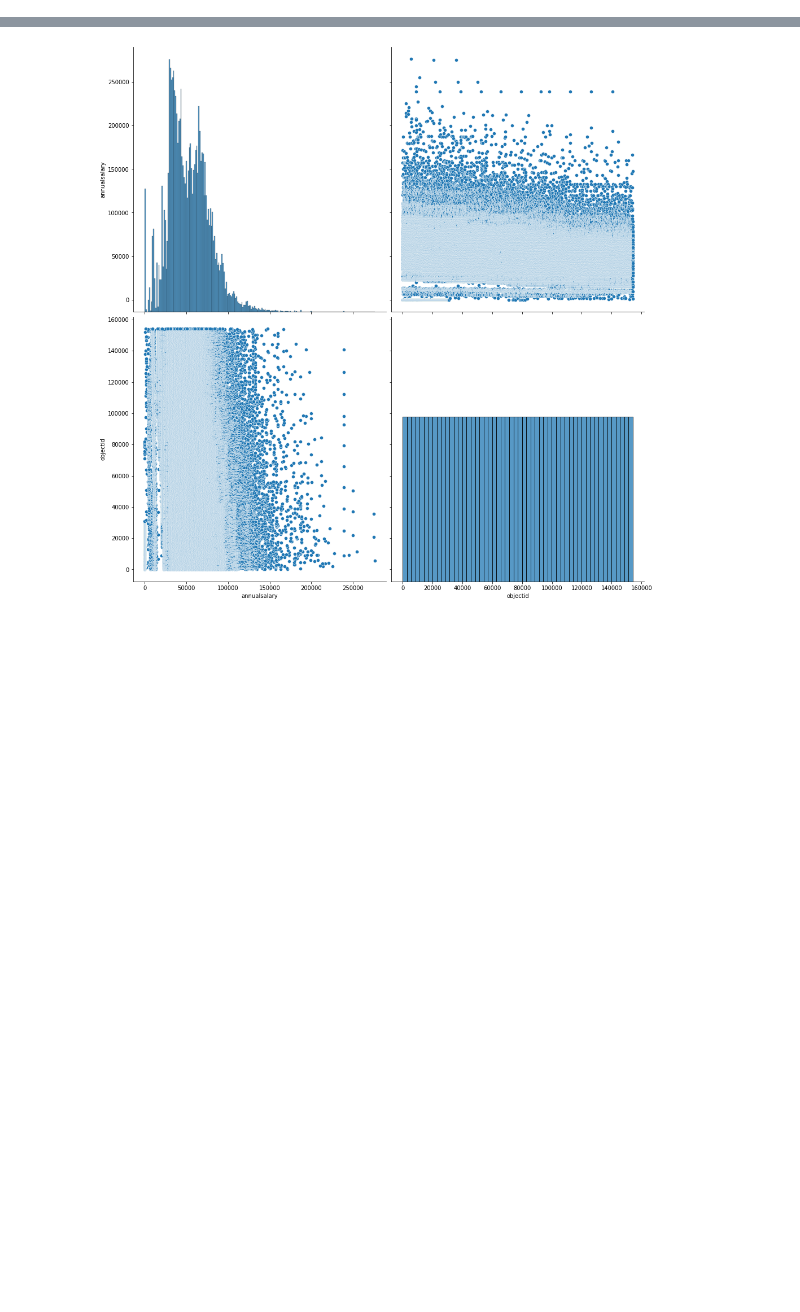
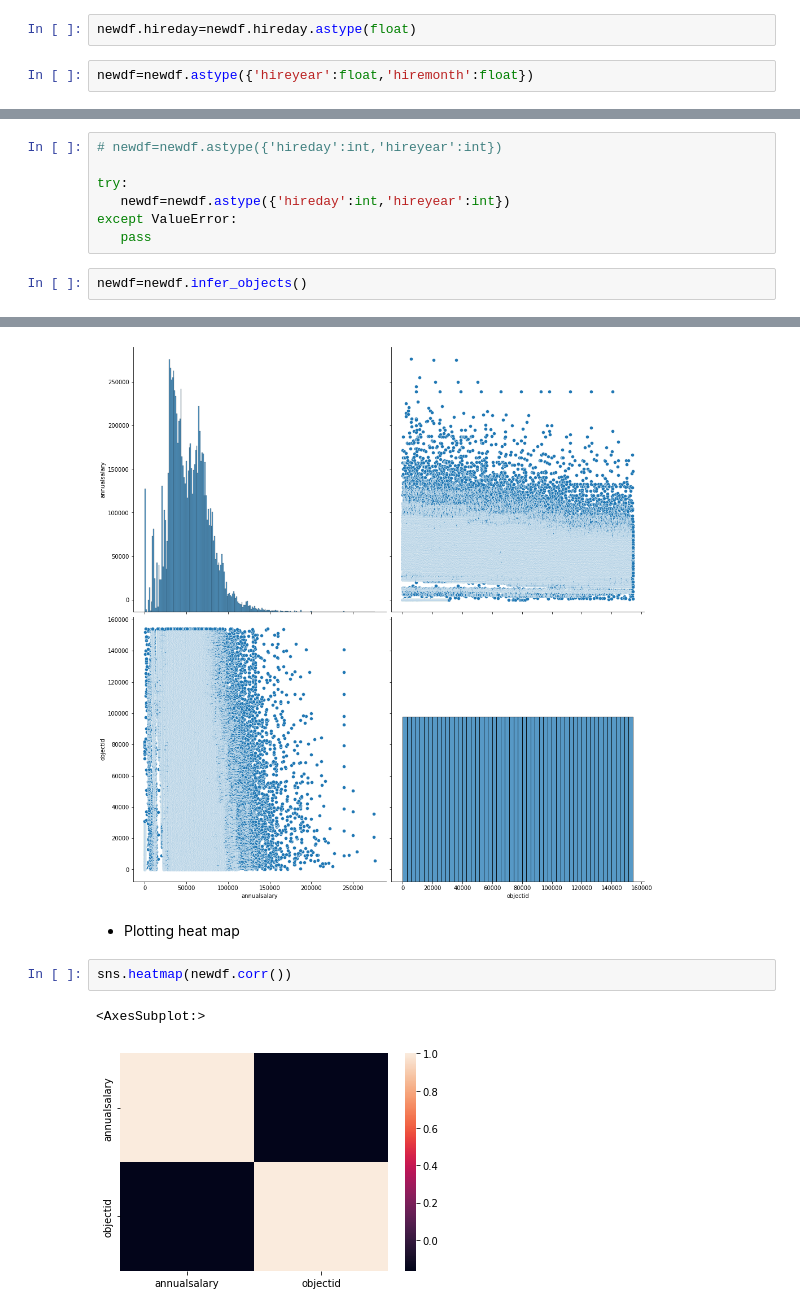
Before and after one commit to Naveen-Karanamu/Baltimore-Salary-Prediction, a Jupyter notebook: main.ipynb, the cells around one changed output, grey strips where cells are left out. Cells and saved outputs as stored; diff of their text form; blank space fills up the shorter version.

```diff
--- a/main.ipynb
+++ b/main.ipynb
@@ -376,0 +458,4 @@ newdf.head()
+# %%
+newdf.hireday=newdf.hireday.astype(float)
+# %%
+newdf=newdf.astype({'hireyear':float,'hiremonth':float})
@@ -376,0 +479,9 @@ newdf.head()
+# %%
+# newdf=newdf.astype({'hireday':int,'hireyear':int})
+
+try:
+   newdf=newdf.astype({'hireday':int,'hireyear':int})
+except ValueError:
+   pass
+# %%
+newdf=newdf.infer_objects()
@@ -572,3 +706,10 @@ sns.pairplot(newdf,size=7)
 # %% [output]
 <seaborn.axisgrid.PairGrid at 0x...>
 [figure]
+# %% [markdown]
+* Plotting heat map
+# %%
+sns.heatmap(newdf.corr())
+# %% [output]
+<AxesSubplot:>
+[figure, added]
```
Also changed, not shown: parts of 15 cells of this notebook.
